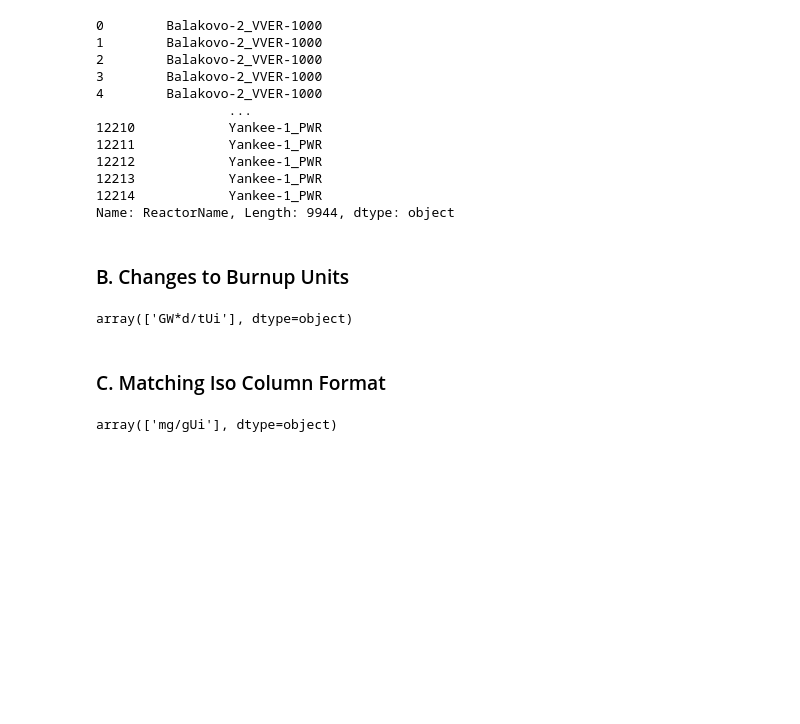
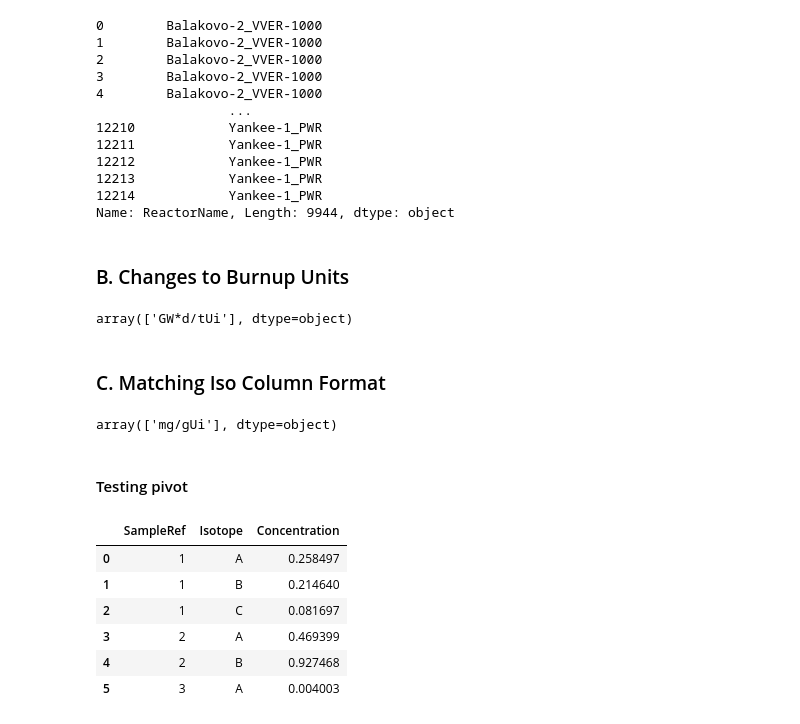
Before and after one commit to opotowsky/sfcompo, a Jupyter notebook: format_clean/format_clean.ipynb, the cells around one changed output. Saved outputs shown, nothing was run; the diff lists cells and outputs as text; code cells hidden in the pictures; blank space fills up the shorter version.

```diff
--- a/format_clean/format_clean.ipynb
+++ b/format_clean/format_clean.ipynb
@@ -108,3 +109,21 @@ nuc15 = ['cs-133', 'cs134', 'cs135', 'cs137', 'eu153',
          'sm152', 'pu239', 'pu240', 'pu241', 'pu242'
         ]
 test = test[test.Isotope.isin(nuc15)]
+# %% [markdown]
+#### Testing pivot
+# %%
+import numpy as np
+sample = [1, 1, 1, 2, 2, 3]
+iso = ['A', 'B', 'C', 'A', 'B', 'A']
+val = np.random.rand(6)
+
+df = pd.DataFrame({'SampleRef' : sample, 'Isotope' : iso, 'Concentration' : val})
+df
+# %% [output]
+|  | SampleRef | Isotope | Concentration |
+| 0 | 1 | A | 0.258497 |
+| 1 | 1 | B | 0.214640 |
+| 2 | 1 | C | 0.081697 |
+| 3 | 2 | A | 0.469399 |
+| 4 | 2 | B | 0.927468 |
+| 5 | 3 | A | 0.004003 |
```
Also changed, not shown: parts of 13 cells of this notebook.
